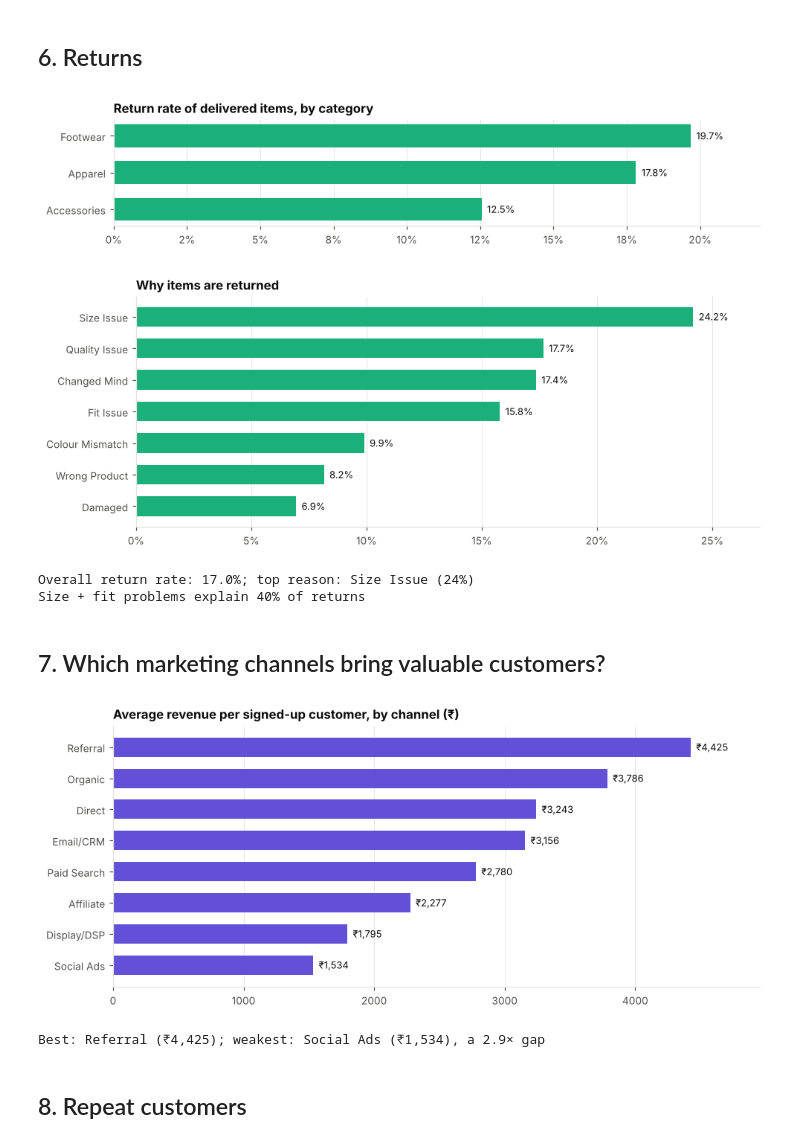
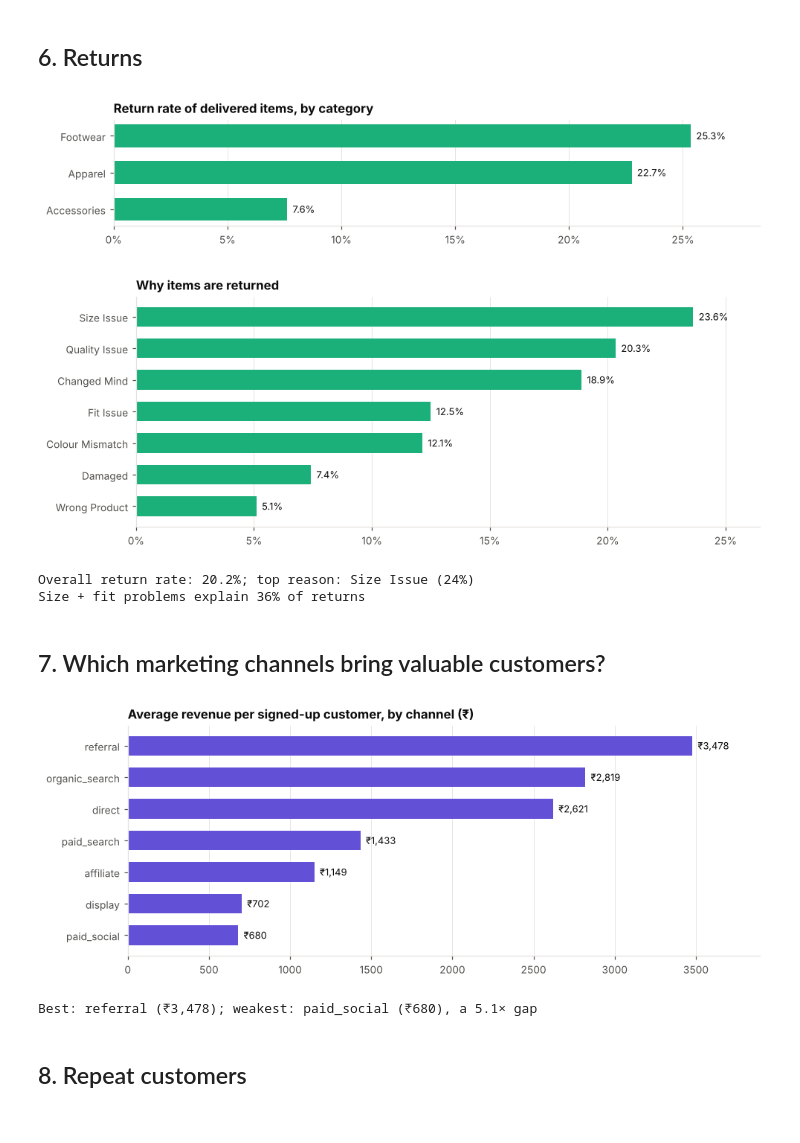
Before and after one commit to Meetpanchal58/pantree-commerce-platform, a Jupyter notebook: analysis/pantree_insights.ipynb, the cells around one changed output. Drawn from its saved outputs; the diff is of its cells as text; code cells hidden in the pictures.

```diff
--- a/analysis/pantree_insights.ipynb
+++ b/analysis/pantree_insights.ipynb
@@ -136,0 +141,17 @@ Paid/listed price: 0.937 before vs 1.018 after (+8.6%)
+# %%
+tx["paid_vs_mrp"] = (tx["gross_amount"] - tx["coupon_discount"]) / (tx["mrp"] * tx["quantity"])
+day = tx["order_timestamp"].dt.normalize()
+on_event = np.zeros(len(tx), dtype=bool)
+for e in events.itertuples():
+    on_event |= ((day >= e.start_date) & (day <= e.end_date)).to_numpy()
+tx["on_event"] = on_event
+paid = tx.set_index("order_timestamp")["paid_vs_mrp"].resample("MS").mean()
+fig, ax = plt.subplots()
+ax.plot(paid.index, paid.values, color=SERIES[1], marker="o", markersize=4)
+ax.yaxis.set_major_formatter(PercentFormatter(1.0)); ax.set_title("Average price paid as a share of MRP")
+plt.tight_layout(); plt.show()
+event_share, normal_share = tx.loc[tx.on_event, "paid_vs_mrp"].mean(), tx.loc[~tx.on_event, "paid_vs_mrp"].mean()
+print(f"Paid {event_share:.1%} of MRP on event days vs {normal_share:.1%} on normal days; "
+      f"{tx['on_event'].mean():.0%} of order lines fall on event days")
+SUMMARY.update(paid_vs_mrp_event=float(event_share), paid_vs_mrp_normal=float(normal_share),
+               event_line_share=float(tx["on_event"].mean()))
@@ -137,7 +161,7 @@ Paid/listed price: 0.937 before vs 1.018 after (+8.6%)
 # %% [markdown]
 ## 4. The shopping funnel
 # %%
-cs = read("clickstream")[["session_id", "event_type"]]
+cs = read("clickstream", ["session_id", "event_type"])
 steps = ["session_start", "pdp_view", "add_to_cart", "checkout_start", "payment_attempt", "purchase"]
 reached = {s: cs.loc[cs.event_type.eq(s), "session_id"].nunique() for s in steps}
 total = reached["session_start"]
@@ -154,12 +178,11 @@ Cart → purchase: 10.4%
 # %% [markdown]
 ## 5. Payments and delivery problems
 # %%
-by_method = tx.groupby("payment_method").agg(
-    failed=("payment_status", lambda s: s.eq("Failed").mean()),
-    returned_to_origin=("order_status", lambda s: s.eq("RTO").mean()))
-hbar(by_method["returned_to_origin"], "Parcels returned undelivered (RTO), by payment method", color=SERIES[1])
-hbar(by_method["failed"], "Payment failure rate, by payment method", color=SERIES[0])
-cod = by_method.loc["COD", "returned_to_origin"]; other = tx[tx.payment_method.ne("COD")]["order_status"].eq("RTO").mean()
+rto = tx.groupby("payment_method")["order_status"].apply(lambda st: st.eq("Returned to Origin").mean())
+hbar(rto, "Parcels returned undelivered (RTO), by payment method", color=SERIES[1])
+cod = rto["COD"]; other = tx[tx.payment_method.ne("COD")]["order_status"].eq("Returned to Origin").mean()
 print(f"Cash on delivery RTO rate {cod:.1%} vs {other:.1%} for prepaid ({cod/other:.1f}×)")
-SUMMARY.update(cod_rto=float(cod), prepaid_rto=float(other))
+failed = cs.event_type.eq("payment_failed").sum() / max(cs.event_type.eq("payment_attempt").sum(), 1)
+print(f"Online payment attempts that fail: {failed:.1%}")
+SUMMARY.update(cod_rto=float(cod), prepaid_rto=float(other), payment_failure_rate=float(failed))
 # %% [output]
@@ -169,9 +192,9 @@ Cash on delivery RTO rate 6.4% vs 2.6% for prepaid (2.5×)
 # %% [markdown]
 ## 6. Returns
 # %%
-ret = read("returns").merge(products[["product_id", "h1_category"]], on="product_id", how="left")
-delivered = tx[tx.order_status.isin(["Delivered", "CIR"])].merge(products[["product_id", "h1_category"]], on="product_id")
-rate = ret.groupby("h1_category").size() / delivered.groupby("h1_category").size()
+delivered = tx[tx["delivered_at"].notna()].merge(products[["product_id", "category"]], on="product_id")
+ret = delivered[delivered["return_requested_at"].notna()]
+rate = ret.groupby("category").size() / delivered.groupby("category").size()
 hbar(rate.dropna(), "Return rate of delivered items, by category", color=SERIES[2])
 reasons = ret["return_reason"].value_counts(normalize=True)
 hbar(reasons, "Why items are returned", color=SERIES[2])
@@ -181,23 +204,23 @@ print(f"Size + fit problems explain {size_fit:.0%} of returns")
 SUMMARY.update(return_rate=len(ret) / len(delivered), size_fit_share=float(size_fit),
                return_rate_by_category={k: float(v) for k, v in rate.dropna().items()})
 # %% [output]
-[figure, old version]
+[figure, new version]
-[figure, old version]
+[figure, new version]
-Overall return rate: 17.0%; top reason: Size Issue (24%)
-Size + fit problems explain 40% of returns
+Overall return rate: 20.2%; top reason: Size Issue (24%)
+Size + fit problems explain 36% of returns
 # %% [markdown]
 ## 7. Which marketing channels bring valuable customers?
 # %%
 rev = realized.groupby("customer_id")["realized_revenue"].sum()
-per_channel = customers.assign(revenue=customers.customer_id.map(rev).fillna(0)).groupby("acquisition_channel")["revenue"].mean()
+per_channel = customers.assign(revenue=customers.customer_id.map(rev).fillna(0)).groupby("signup_channel")["revenue"].mean()
 hbar(per_channel, "Average revenue per signed-up customer, by channel (₹)", fmt="₹{:,.0f}", color=SERIES[6])
 print(f"Best: {per_channel.idxmax()} (₹{per_channel.max():,.0f}); weakest: {per_channel.idxmin()} (₹{per_channel.min():,.0f}), "
       f"a {per_channel.max()/per_channel.min():.1f}× gap")
 SUMMARY.update(best_channel=per_channel.idxmax(), best_channel_value=float(per_channel.max()),
                worst_channel=per_channel.idxmin(), worst_channel_value=float(per_channel.min()))
 # %% [output]
-[figure, old version]
+[figure, new version]
-Best: Referral (₹4,425); weakest: Social Ads (₹1,534), a 2.9× gap
+Best: referral (₹3,478); weakest: paid_social (₹680), a 5.1× gap
 # %% [markdown]
 ## 8. Repeat customers
 # %%
```
Also changed, not shown: parts of 29 cells of this notebook, 54 other files.
